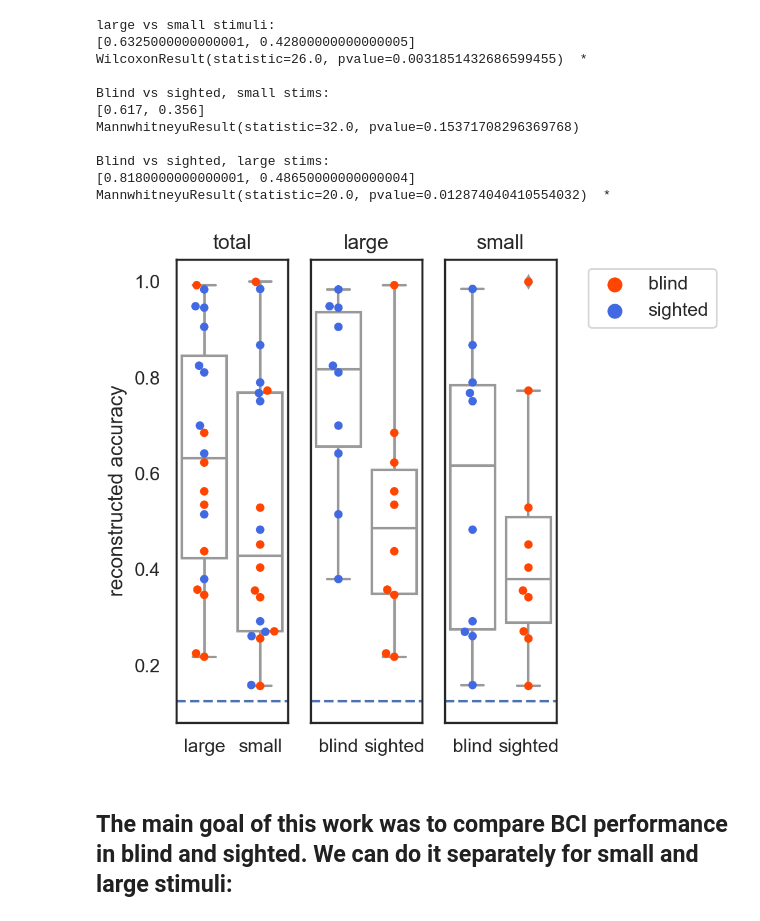
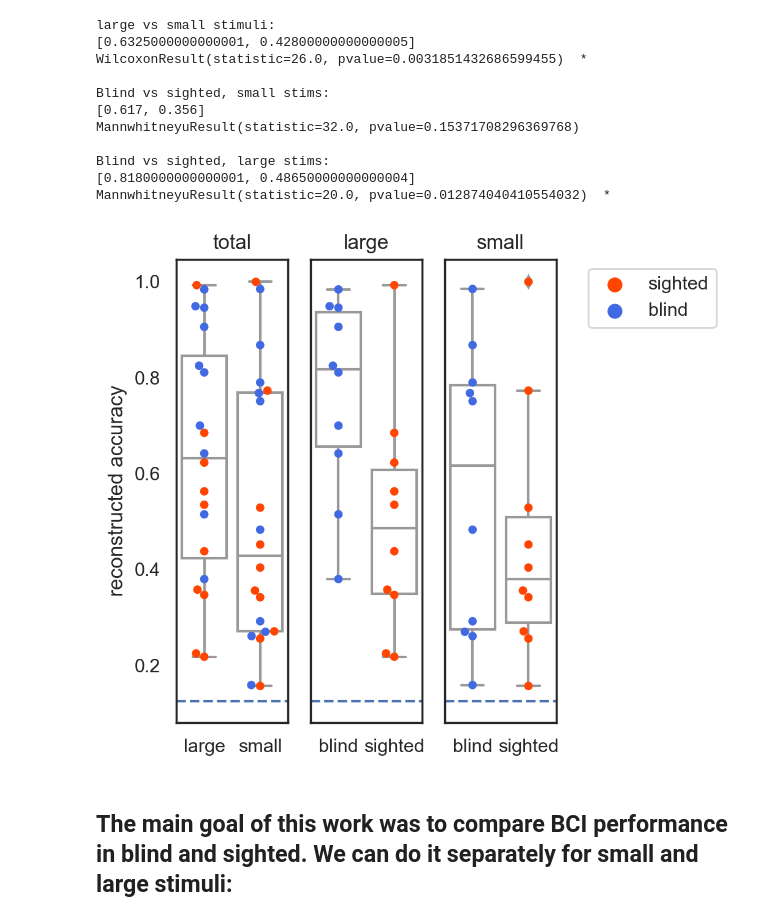
Before and after one commit to eegdude/erp_analysis, a Jupyter notebook: classification.ipynb, the cells around one changed output. Saved outputs shown, nothing was run; the diff lists cells and outputs as text; code cells hidden in the pictures.

```diff
--- a/classification.ipynb
+++ b/classification.ipynb
@@ -86,27 +82,31 @@ MannwhitneyuResult(statistic=32.0, pvalue=0.15371708296369768)
 Blind vs sighted, large stims:
 [0.8180000000000001, 0.48650000000000004]
 MannwhitneyuResult(statistic=20.0, pvalue=0.012874040410554032)  *
+# %%
+large_stims_total = p['large_small_total'][0]
+small_stims_total = p['large_small_total'][1]
+bl = [ds.markup.loc[ds.markup['user'] == user].iloc[0]['blind'] for user in sorted(set(ds.markup['user']))]
 # %%
 data = {
     'total': {'accuracy': large_stims_total + small_stims_total,
        'groups': ['large' for a in large_stims_total] + ['small' for a in small_stims_total],
-       'group_names': ['blind', 'sighted'],
+       'group_names': ['sighted', 'blind'],
        'hue':bl+bl},
     'large': {'accuracy':large_stims_total,
        'groups': ['blind' if a else 'sighted' for a in bl],
-       'group_names': ['blind', 'sighted'],
+       'group_names': ['sighted', 'blind'],
        'hue':bl},
     'small': {'accuracy': small_stims_total,
        'groups': ['blind' if a else 'sighted' for a in bl],
-       'group_names': ['blind', 'sighted'],
+       'group_names': ['sighted', 'blind'],
        'hue':bl},
 }
 
 
 
 cf.boxplot_from_dict(data, ylabel='reconstructed accuracy')
 # %% [output]
-[figure, old version]
+[figure, new version]
 # %% [markdown]
 ## The main goal of this work was to compare BCI performance in blind and sighted. We can do it separately for small and large stimuli:
 # %%
```
Also changed, not shown: parts of 3 cells of this notebook.
